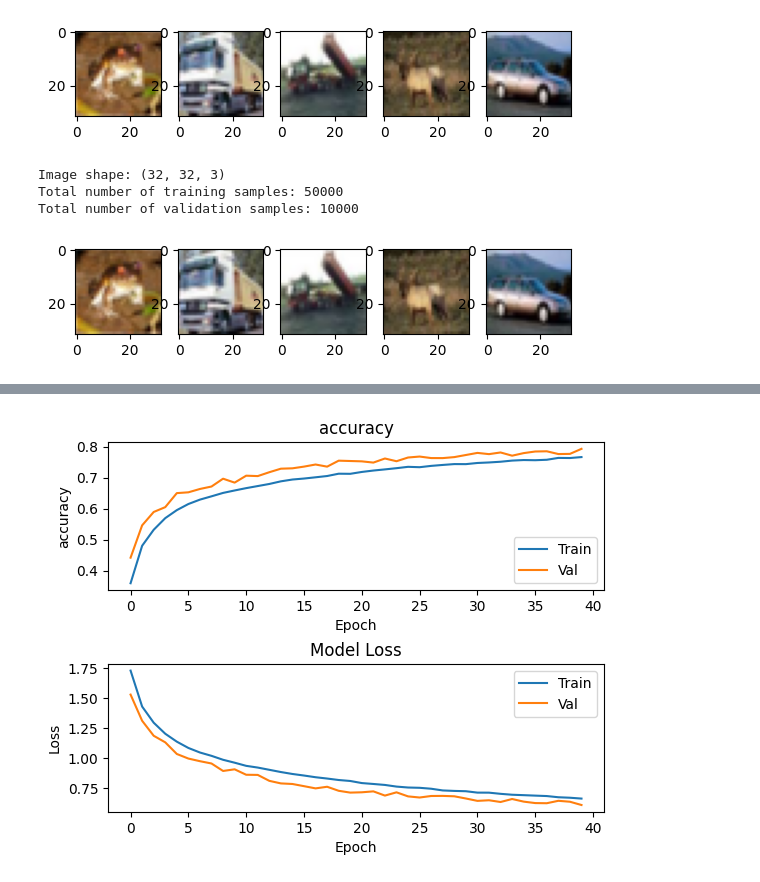
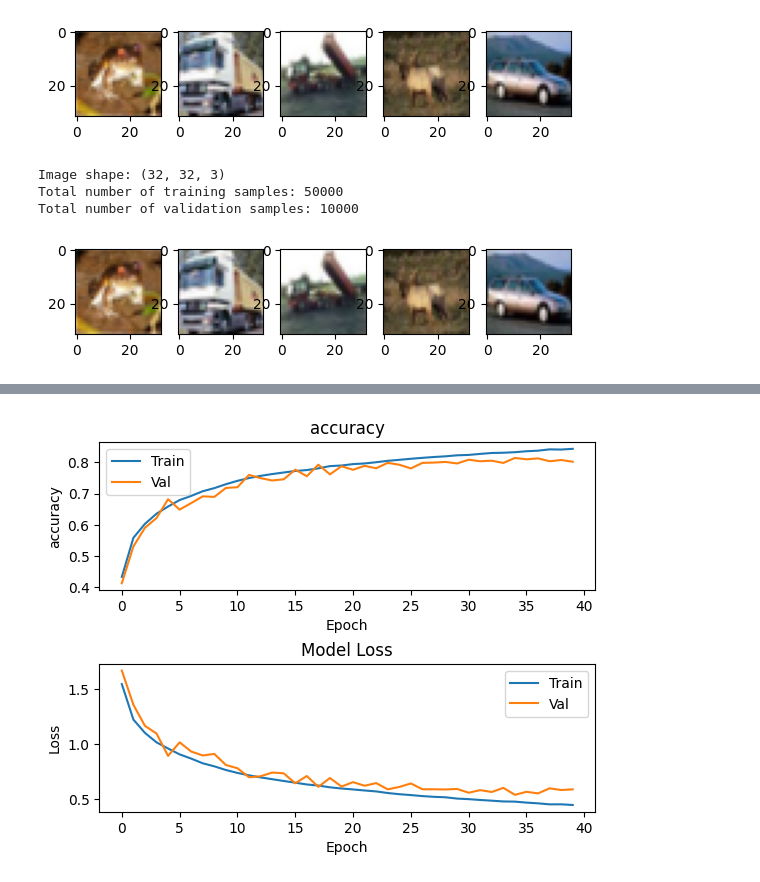
Before and after one commit to putyfruity/dl_lab, a Jupyter notebook: 03_Network_Training.ipynb, the cells around one changed output, grey strips where cells are left out. Drawn from its saved outputs; the diff is of its cells as text; code cells hidden in the pictures.

```diff
--- a/03_Network_Training.ipynb
+++ b/03_Network_Training.ipynb
@@ -935,22 +935,22 @@ model = keras.models.Sequential()
 model.add(keras.layers.Input(shape=(32,32,3)))
 model.add(data_augmentation)
 model.add(keras.layers.Conv2D(32, (3, 3), padding='same', kernel_initializer=initialization))
-# model.add(keras.layers.BatchNormalization())
+model.add(keras.layers.BatchNormalization())
 model.add(keras.layers.Activation('relu'))
 model.add(keras.layers.MaxPooling2D(pool_size=(2, 2), strides=(2, 2), padding='same'))
-model.add(keras.layers.Dropout(0.5))
+model.add(keras.layers.Dropout(0.3))
 
 model.add(keras.layers.Conv2D(64, (3, 3), padding='same', kernel_initializer=initialization))
-# model.add(keras.layers.BatchNormalization())
+model.add(keras.layers.BatchNormalization())
 model.add(keras.layers.Activation('relu'))
 model.add(keras.layers.MaxPooling2D(pool_size=(2, 2), strides=(2, 2), padding='same'))
-model.add(keras.layers.Dropout(0.5))
+model.add(keras.layers.Dropout(0.3))
 
 model.add(keras.layers.Conv2D(128, (3, 3), padding='same', kernel_initializer=initialization))
-# model.add(keras.layers.BatchNormalization())
+model.add(keras.layers.BatchNormalization())
 model.add(keras.layers.Activation('relu'))
 model.add(keras.layers.MaxPooling2D(pool_size=(2, 2), strides=(2, 2), padding='same'))
-model.add(keras.layers.Dropout(0.5))
+model.add(keras.layers.Dropout(0.3))
 
 model.add(keras.layers.Conv2D(256, (3, 3), padding='same', kernel_initializer=initialization))
 # model.add(keras.layers.BatchNormalization())
@@ -997 +997 @@ Epoch 40/40
-[figure, old version]
+[figure, new version]
```
Also changed, not shown: parts of 1 cell of this notebook.
